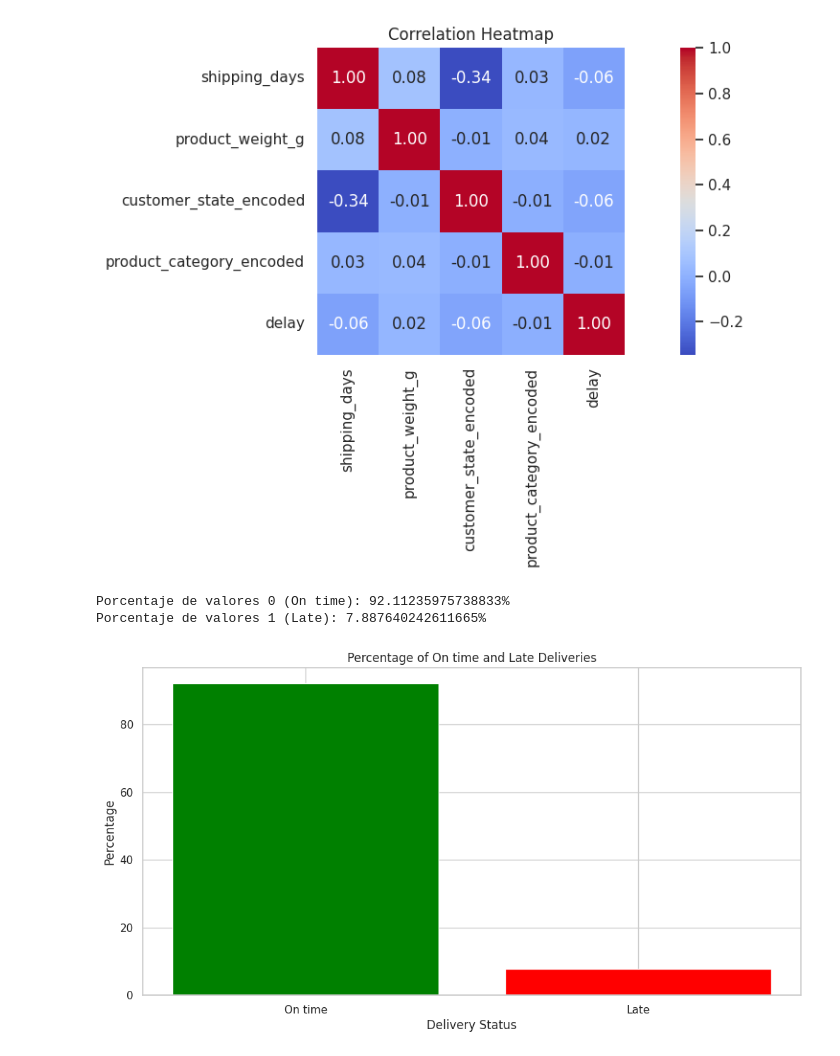
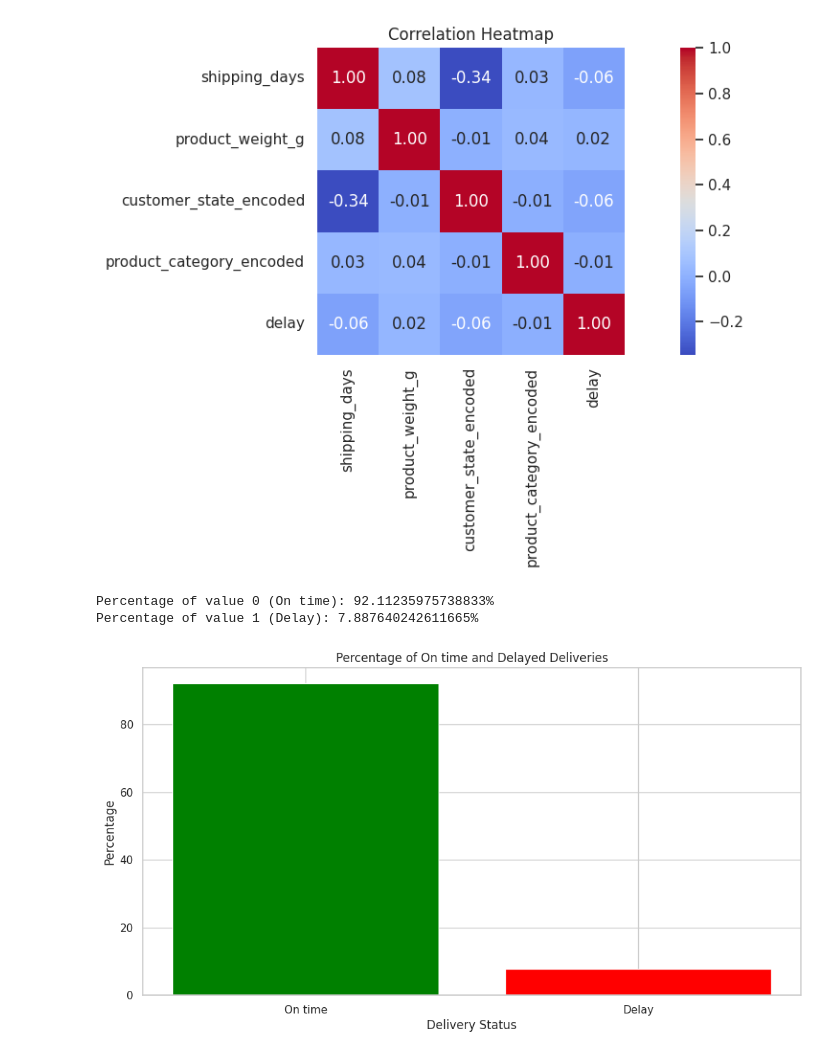
Before and after one commit to DavidRivAlm/Olist__delay_prediction_Ensemble_Project, a Jupyter notebook: Notebook/Olist_Shipping_Delay_Pipeline_Final.ipynb, the cells around one changed output. Drawn from its saved outputs; the diff is of its cells as text; code cells hidden in the pictures.

```diff
--- a/Notebook/Olist_Shipping_Delay_Pipeline_Final.ipynb
+++ b/Notebook/Olist_Shipping_Delay_Pipeline_Final.ipynb
@@ -204,26 +220,28 @@ Passing `palette` without assigning `hue` is deprecated and will be removed in v
 [figure]
 # %%
 
-
+# Check class distribution
 percentage_0 = (df['delay'].value_counts(normalize=True) * 100)[0]
 percentage_1 = (df['delay'].value_counts(normalize=True) * 100)[1]
 
 print(f"Percentage of value 0 (On time): {percentage_0}%")
 print(f"Percentage of value 1 (Delay): {percentage_1}%")
 
-
-labels = ['On time', 'Late']
+# Define labels and values for bar plot
+labels = ['On time', 'Delay']
+percentages = [percentage_0, percentage_1]
 colors = ['green', 'red']
 
+# Plot the class distribution
 plt.bar(labels, percentages, color=colors)
 plt.xlabel('Delivery Status')
 plt.ylabel('Percentage')
-plt.title('Percentage of On time and Late Deliveries')
+plt.title('Percentage of On time and Delayed Deliveries')
 plt.show()
 # %% [output]
-Porcentaje de valores 0 (On time): 92.11235975738833%
-Porcentaje de valores 1 (Late): 7.887640242611665%
+Percentage of value 0 (On time): 92.11235975738833%
+Percentage of value 1 (Delay): 7.887640242611665%
-[figure, old version]
+[figure, new version]
 # %%
 # 03 - Model Training with Ensemble and Balanced Classes
 
```
Also changed, not shown: parts of 2 cells of this notebook.
